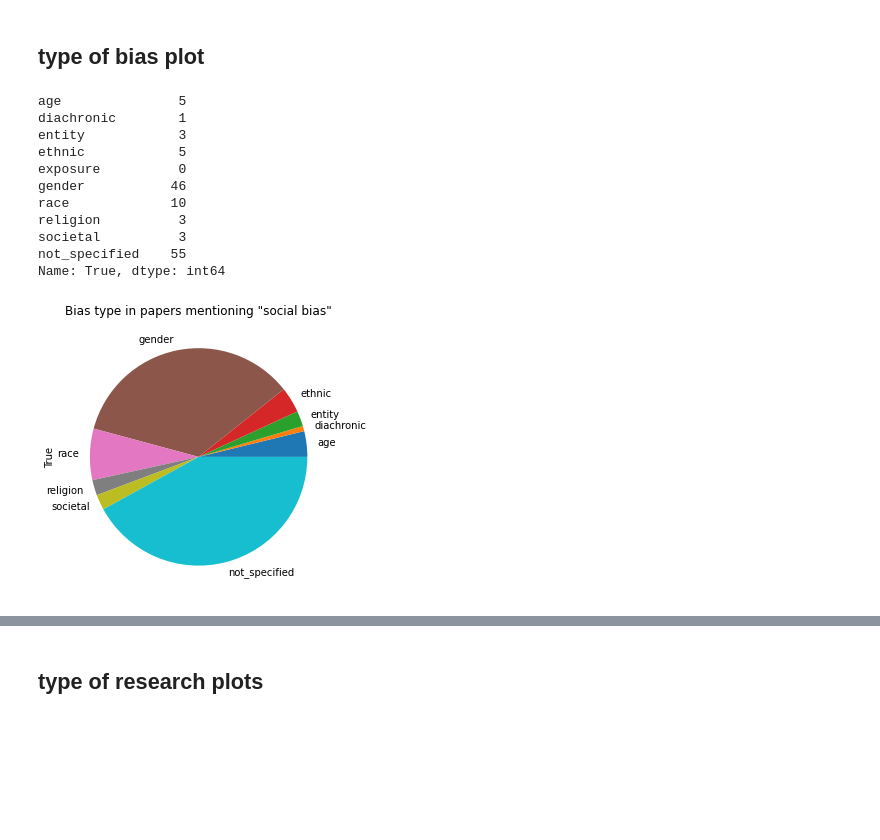
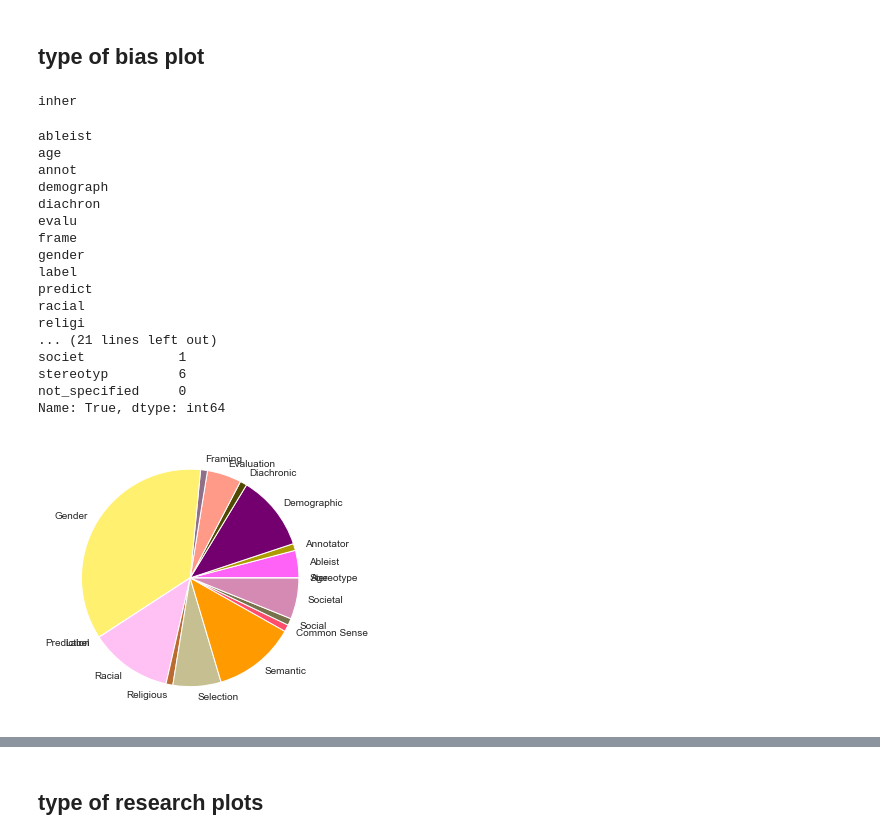
Before and after one commit to ninell-oldenburg/acl-anthology-keyword-search, a Jupyter notebook: acl-anthology-keyword-search.ipynb, the cells around one changed output, grey strips where cells are left out. Cells and saved outputs as stored; diff of their text form; code cells hidden in the pictures; blank space fills up the shorter version.

```diff
--- a/acl-anthology-keyword-search.ipynb
+++ b/acl-anthology-keyword-search.ipynb
@@ -113,7 +122,7 @@ df['cleaned_wo_title'] = df['abstract'].apply(lambda x: preprocess_text(x, remov
 # %%
-excludes = ['algorithmic bias', 'inductive bias', 'media bias', 'model bias', 'modelling bias',
-            'common sense bias', 'hyperpartisan news', 'hypothesis bias', 'position bias', 'statistical bias',
-            'system bias', 'learned bias', ' les ', ' des ', ' en ']
+excludes = ['algorithm bia', 'induct bia', 'media bia', 'model bia', 'dataset bia',
+            'common sense bia', 'exposur bia', 'hyperpartisan news', 'hypothesi bia', 'polit bia',
+            'posit bia', 'statist bia', 'system bia', 'learn bia', 'length bia', ' les ', ' des ', ' en ']
 df = df[~df['cleaned_w_title'].str.contains('|'.join(excludes))]
 # %%
 print(len(df))
@@ -134,3 +139,5 @@ from sklearn.cluster import KMeans
 from sklearn.decomposition import PCA
 import matplotlib.pyplot as plt
 import numpy as np
+sns.set_style("darkgrid")
+colors = sns.color_palette(cc.glasbey_warm, n_colors=25)
@@ -309,12 +343,26 @@ TRIGRAMS
+# %%
+ps = PorterStemmer()
+print(ps.stem('inherent'))
+# %% [output]
+inher
 # %%
 # hand crafted bias list (feel free to change)
-bias_list = ['age', 'diachronic', 'entity', 'ethnic', 'exposure', 'gender',
-             'race', 'religion', 'social', 'societal']
+### TODO 'ableist', 'diachron' did not work for conferences
+bias_list = ['aae', 'ableist', 'african', 'age', 'annot','demograph', 'diachron', 'disabl', 'ethnic', 'ethnograph', 'evalu', 'frame',
+             'gender', 'implicit', 'inher', 'label', 'predict', 'race', 'racial', 'religi', 'represent', 'sampl', 'select', 'semant',
+             'sens', 'social', 'societ', 'stereotyp']
+
+bias_label_list = ['Age', 'Ableist', 'Annotator', 'Demographic', 'Diachronic', 'Evaluation', 'Framing', 'Gender', 'Label', 'Prediction',
+             'Racial', 'Religious', 'Selection', 'Semantic', 'Common Sense', 'Social', 'Societal', 'Stereotype']
 
 # ONE HOT ENCODING
 def one_hot(this_df, bias_list=bias_list):
     for i in bias_list:
-        this_df[i] = this_df['cleaned_w_title'].str.split().apply(lambda x: i in x)
+        this_df[i] = this_df['cleaned_w_title'].str.split().apply(lambda x: find_paper(i, x))
+    this_df['racial'] += this_df['race'] + this_df['ethnic'] + this_df['aae'] + this_df['african'] + this_df['ethnograph']
+    this_df['select'] += this_df['sampl'] + this_df['represent']
+    this_df['semant'] += this_df['implicit'] + this_df['inher']
+    this_df['ableist'] += this_df['disabl']
 
 def add_not_spec_col(this_df, bias_list=bias_list):
     for i in bias_list:
@@ -324,6 +372,17 @@ def add_not_spec_col(this_df, bias_list=bias_list):
 
 one_hot(df)
 add_not_spec_col(df)
+# %%
+bias_list.remove('race')
+bias_list.remove('ethnic')
+bias_list.remove('sampl')
+bias_list.remove('aae')
+bias_list.remove('african')
+bias_list.remove('implicit')
+bias_list.remove('represent')
+bias_list.remove('disabl')
+bias_list.remove('ethnograph')
+bias_list.remove('inher')
 # %%
 def count_biases(this_df, bias_list=bias_list):
     counts = []
@@ -336,32 +395,39 @@ def count_biases(this_df, bias_list=bias_list):
 # %%
 def count_social_biases(this_df, bias_list=bias_list):
     counts = []
     temp_df = pd.DataFrame()
     for i in bias_list:
+        print(i)
         if i == 'social':
             continue
         temp_df[i] = pd.crosstab(this_df[i],this_df['social']).loc[True]
 
-    temp_df['not_specified'] = this_df['social'].value_counts() - temp_df.sum(axis=True)
+    temp_df['not_specified'] = (this_df['social'].value_counts() - temp_df.sum(axis=True)).clip(0, None)
 
-    temp_df.loc[True].plot.pie(figsize=(5, 5));
-    plt.title('Bias type in papers mentioning "social bias"')
+    plt.pie(temp_df.loc[True], labels = bias_label_list, colors = colors)
+    #plt.title('Bias type in papers mentioning "social bias"')
 
     return temp_df.loc[True]
 
 print(count_social_biases(df, bias_list=bias_list))
 # %% [output]
-age               5
-diachronic        1
-entity            3
-ethnic            5
-exposure          0
-gender           46
-race             10
-religion          3
-societal          3
-not_specified    55
+ableist
+age
+annot
+demograph
+diachron
+evalu
+frame
+gender
+label
+predict
+racial
+religi
+... (21 lines left out)
+societ            1
+stereotyp         6
+not_specified     0
 Name: True, dtype: int64
-[figure, old version]
+[figure, new version]
 # %%
 def plot_counts(this_df):
```
Also changed, not shown: parts of 72 cells of this notebook.
